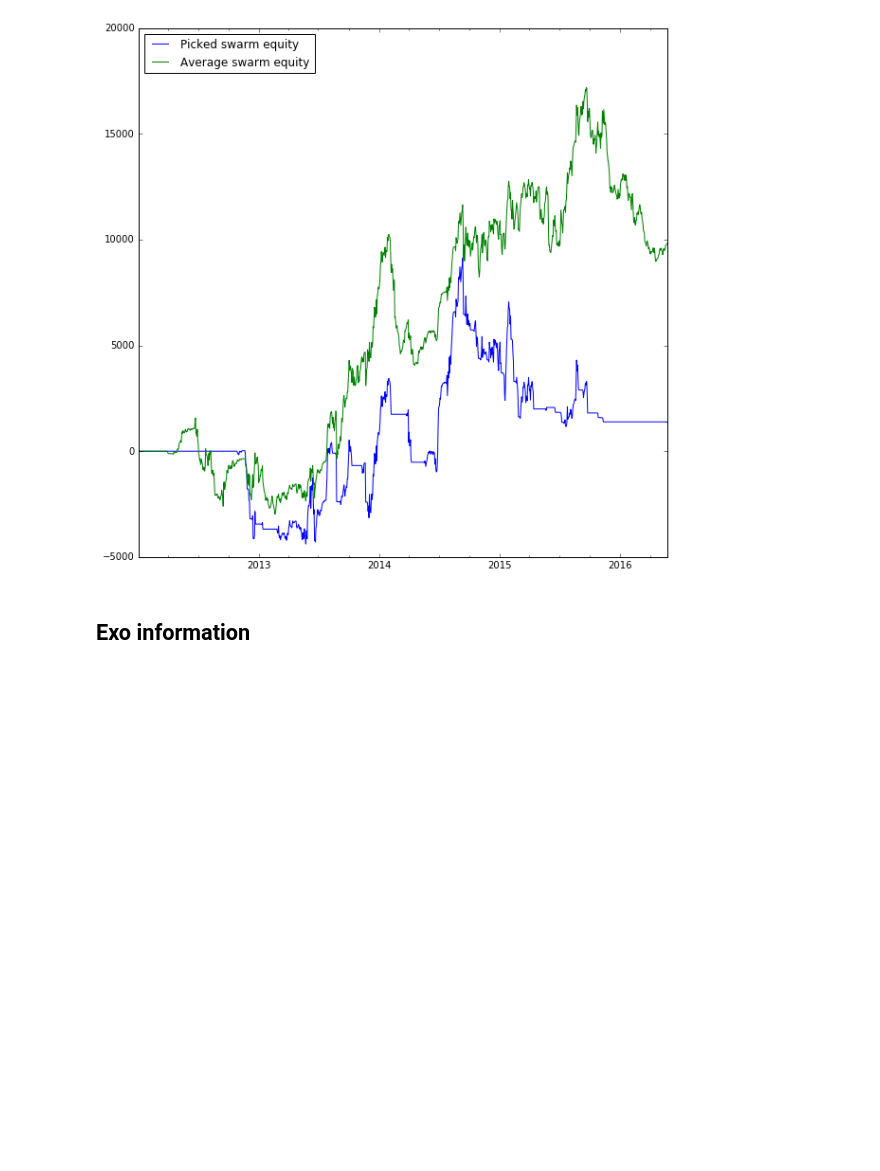
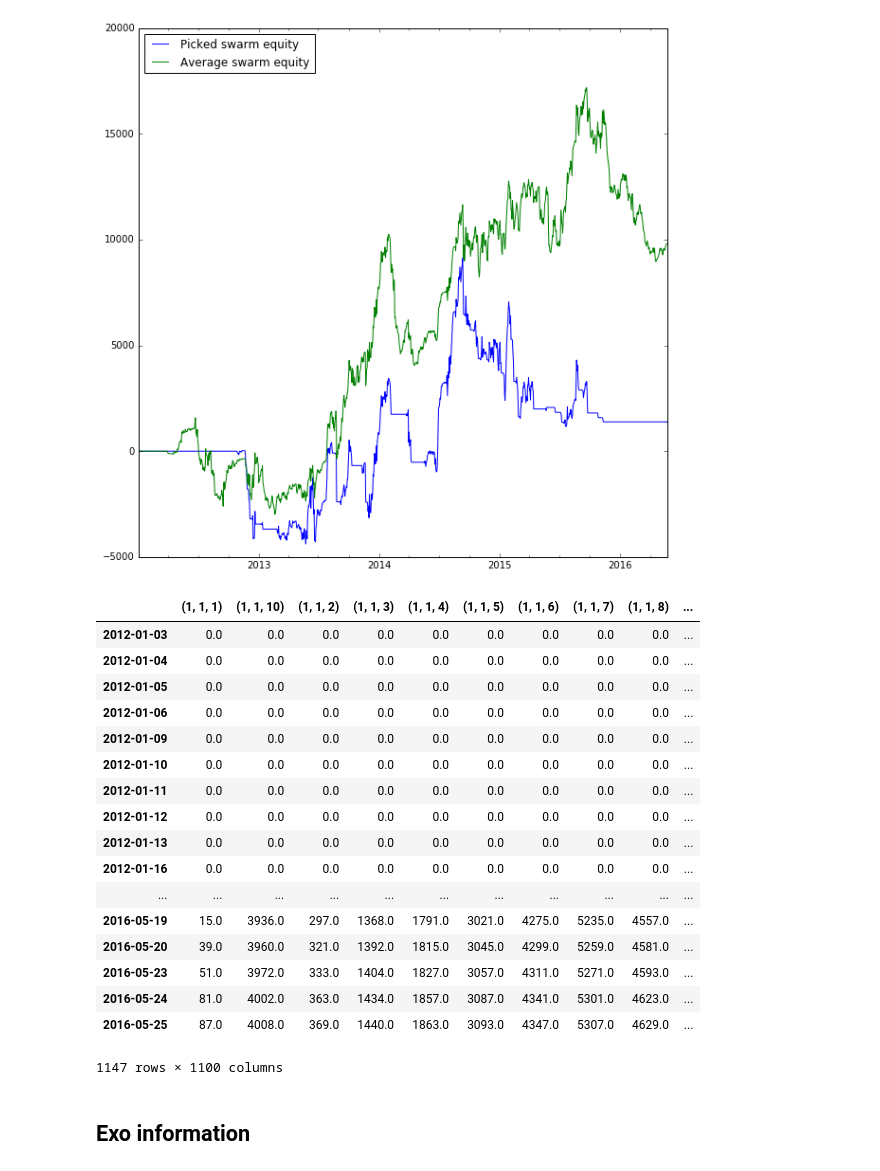
Before and after one commit to trendmanagement/tmqrexo_alexveden, a Jupyter notebook: notebooks/Strategy_VolaBreakout_Bearish.ipynb, the cells around one changed output. Drawn from its saved outputs; the diff is of its cells as text; code cells hidden in the pictures; blank space fills up the shorter version.

```diff
--- a/notebooks/Strategy_VolaBreakout_Bearish.ipynb
+++ b/notebooks/Strategy_VolaBreakout_Bearish.ipynb
@@ -80,6 +80,27 @@ smgr.swarm_avg.plot(label='Average swarm equity');
 legend(loc=2);
 # %% [output]
 [figure]
+# %%
+smgr.swarm
+# %% [output]
+|  | (1, 1, 1) | (1, 1, 10) | (1, 1, 2) | (1, 1, 3) | (1, 1, 4) | (1, 1, 5) | (1, 1, 6) | (1, 1, 7) | (1, 1, 8) | ... |
+| 2012-01-03 | 0.0 | 0.0 | 0.0 | 0.0 | 0.0 | 0.0 | 0.0 | 0.0 | 0.0 | ... |
+| 2012-01-04 | 0.0 | 0.0 | 0.0 | 0.0 | 0.0 | 0.0 | 0.0 | 0.0 | 0.0 | ... |
+| 2012-01-05 | 0.0 | 0.0 | 0.0 | 0.0 | 0.0 | 0.0 | 0.0 | 0.0 | 0.0 | ... |
+| 2012-01-06 | 0.0 | 0.0 | 0.0 | 0.0 | 0.0 | 0.0 | 0.0 | 0.0 | 0.0 | ... |
+| 2012-01-09 | 0.0 | 0.0 | 0.0 | 0.0 | 0.0 | 0.0 | 0.0 | 0.0 | 0.0 | ... |
+| 2012-01-10 | 0.0 | 0.0 | 0.0 | 0.0 | 0.0 | 0.0 | 0.0 | 0.0 | 0.0 | ... |
+| 2012-01-11 | 0.0 | 0.0 | 0.0 | 0.0 | 0.0 | 0.0 | 0.0 | 0.0 | 0.0 | ... |
+| 2012-01-12 | 0.0 | 0.0 | 0.0 | 0.0 | 0.0 | 0.0 | 0.0 | 0.0 | 0.0 | ... |
+| 2012-01-13 | 0.0 | 0.0 | 0.0 | 0.0 | 0.0 | 0.0 | 0.0 | 0.0 | 0.0 | ... |
+| 2012-01-16 | 0.0 | 0.0 | 0.0 | 0.0 | 0.0 | 0.0 | 0.0 | 0.0 | 0.0 | ... |
+| ... | ... | ... | ... | ... | ... | ... | ... | ... | ... | ... |
+| 2016-05-19 | 15.0 | 3936.0 | 297.0 | 1368.0 | 1791.0 | 3021.0 | 4275.0 | 5235.0 | 4557.0 | ... |
+| 2016-05-20 | 39.0 | 3960.0 | 321.0 | 1392.0 | 1815.0 | 3045.0 | 4299.0 | 5259.0 | 4581.0 | ... |
+| 2016-05-23 | 51.0 | 3972.0 | 333.0 | 1404.0 | 1827.0 | 3057.0 | 4311.0 | 5271.0 | 4593.0 | ... |
+| 2016-05-24 | 81.0 | 4002.0 | 363.0 | 1434.0 | 1857.0 | 3087.0 | 4341.0 | 5301.0 | 4623.0 | ... |
+| 2016-05-25 | 87.0 | 4008.0 | 369.0 | 1440.0 | 1863.0 | 3093.0 | 4347.0 | 5307.0 | 4629.0 | ... |
+1147 rows × 1100 columns
 # %% [markdown]
 ## Exo information
 # %%
```
Also changed, not shown: 26 other files.
